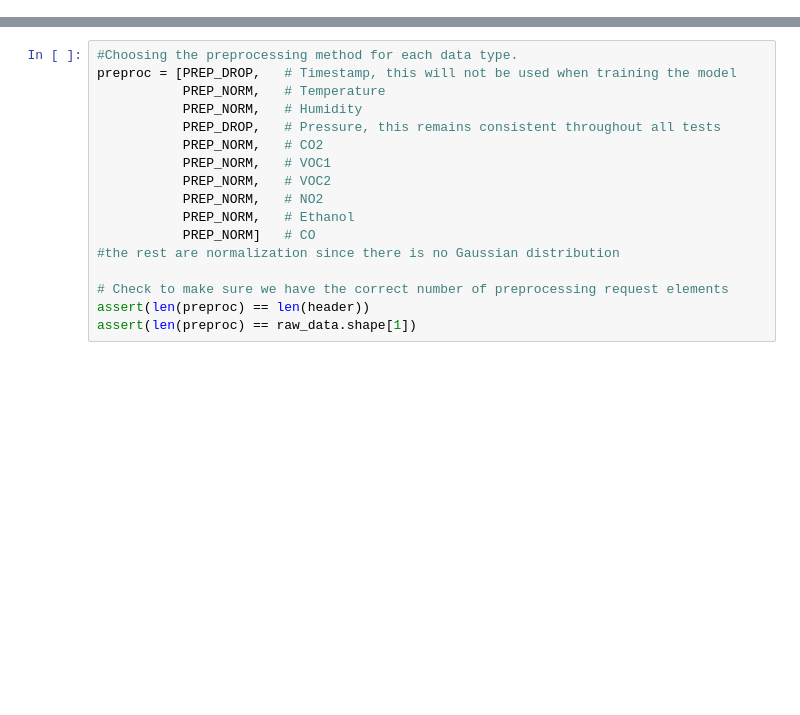
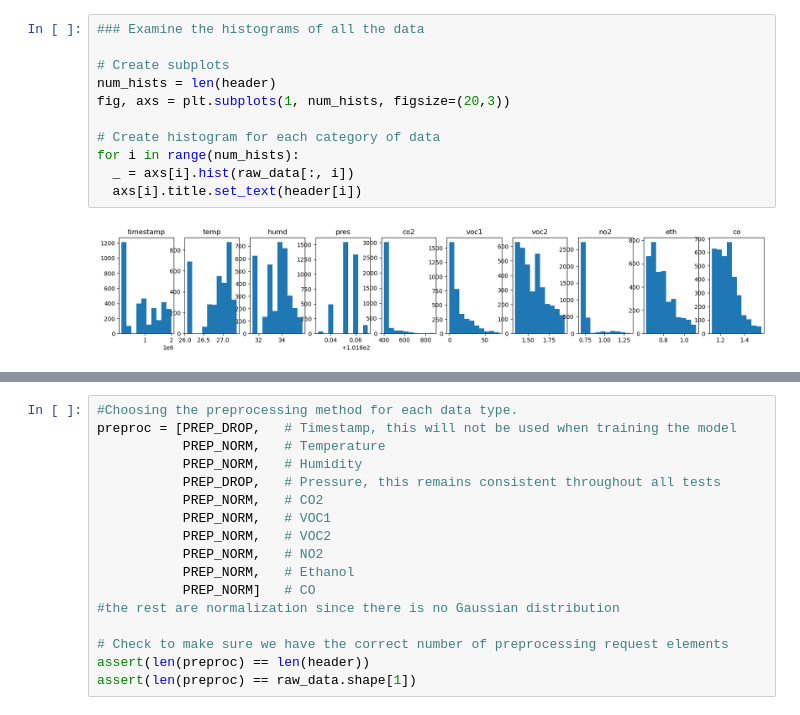
Before and after one commit to Tobias66662/Machine-Learning---E-nose-mini-project, a Jupyter notebook: DataCuration.ipynb, the cells around one changed output, grey strips where cells are left out. Saved outputs shown, nothing was run; the diff lists cells and outputs as text; blank space fills up the shorter version.

```diff
--- a/DataCuration.ipynb
+++ b/DataCuration.ipynb
@@ -4,0 +127,13 @@
+# %%
+### Examine the histograms of all the data
+
+# Create subplots
+num_hists = len(header)
+fig, axs = plt.subplots(1, num_hists, figsize=(20,3))
+
+# Create histogram for each category of data
+for i in range(num_hists):
+  _ = axs[i].hist(raw_data[:, i])
+  axs[i].title.set_text(header[i])
+# %% [output]
+[figure, added]
```
Also changed, not shown: parts of 18 cells of this notebook.
